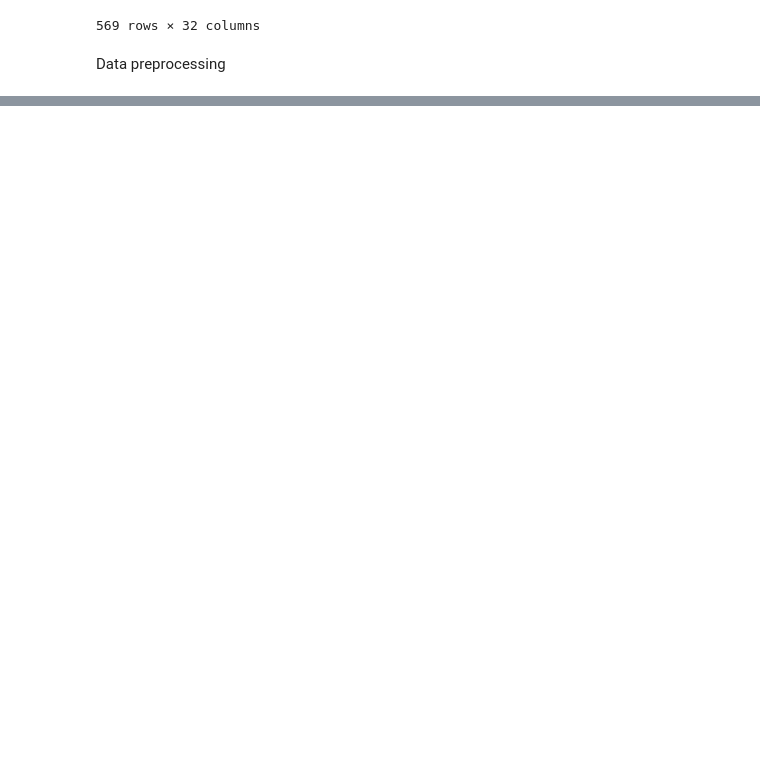
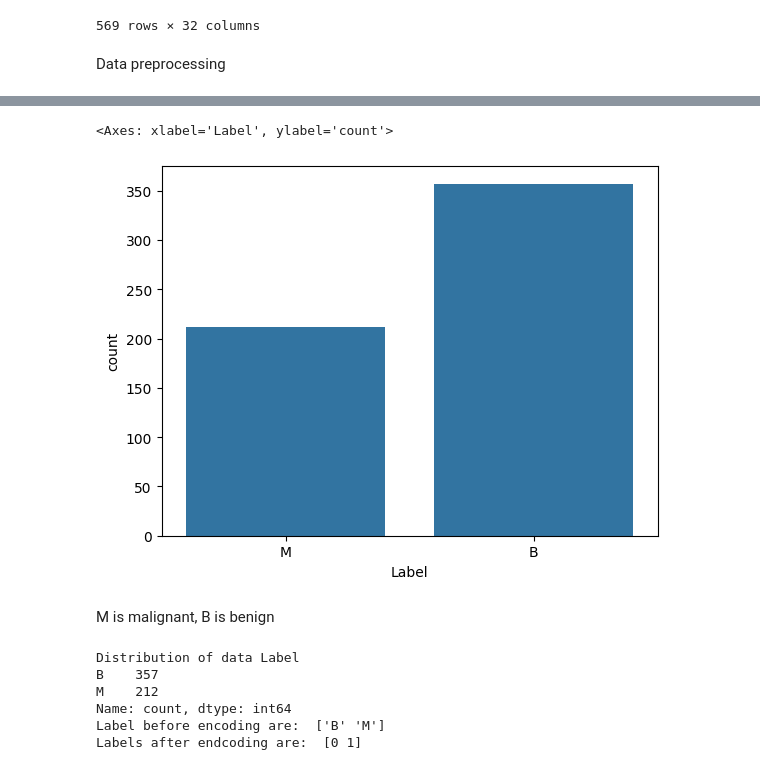
Before and after one commit to dzungnguyen21/breast_cancer_detetion, a Jupyter notebook: analysis.ipynb, the cells around one changed output, grey strips where cells are left out. Drawn from its saved outputs; the diff is of its cells as text; code cells hidden in the pictures; blank space fills up the shorter version.

```diff
--- a/analysis.ipynb
+++ b/analysis.ipynb
@@ -11,8 +12,8 @@ def find_file(filename):
 filename = "breast-cancer.csv"
 file_path = find_file(filename)
 # %%
-data = pd.read_csv(file_path)
-data
+df = pd.read_csv(file_path)
+df
 # %% [output]
 |  | id | diagnosis | radius_mean | texture_mean | perimeter_mean | area_mean | smoothness_mean | ... |
 | 0 | 842302 | M | 17.99 | 10.38 | 122.80 | 1001.0 | 0.11840 | ... |
@@ -31,0 +73,3 @@ Data preprocessing
+# %%
+df = df.rename(columns={'diagnosis':'Label'})
+print(df.dtypes)
@@ -31,0 +94,28 @@ Data preprocessing
+# %%
+import seaborn as sns
+sns.countplot(x='Label', data=df)
+# %% [output]
+<Axes: xlabel='Label', ylabel='count'>
+[figure, added]
+# %% [markdown]
+M is malignant, B is benign
+# %%
+print("Distribution of data", df['Label'].value_counts())
+
+y = df['Label'].values
+
+print("Label before encoding are: ", np.unique(y))
+
+from sklearn.preprocessing import LabelEncoder
+
+Labelencoder = LabelEncoder()
+y =  Labelencoder.fit_transform(y)
+print("Labels after endcoding are: ", np.unique(y))
+# B = 0, M = 1
+# %% [output]
+Distribution of data Label
+B    357
+M    212
+Name: count, dtype: int64
+Label before encoding are:  ['B' 'M']
+Labels after endcoding are:  [0 1]
```
Also changed, not shown: parts of 13 cells of this notebook.
